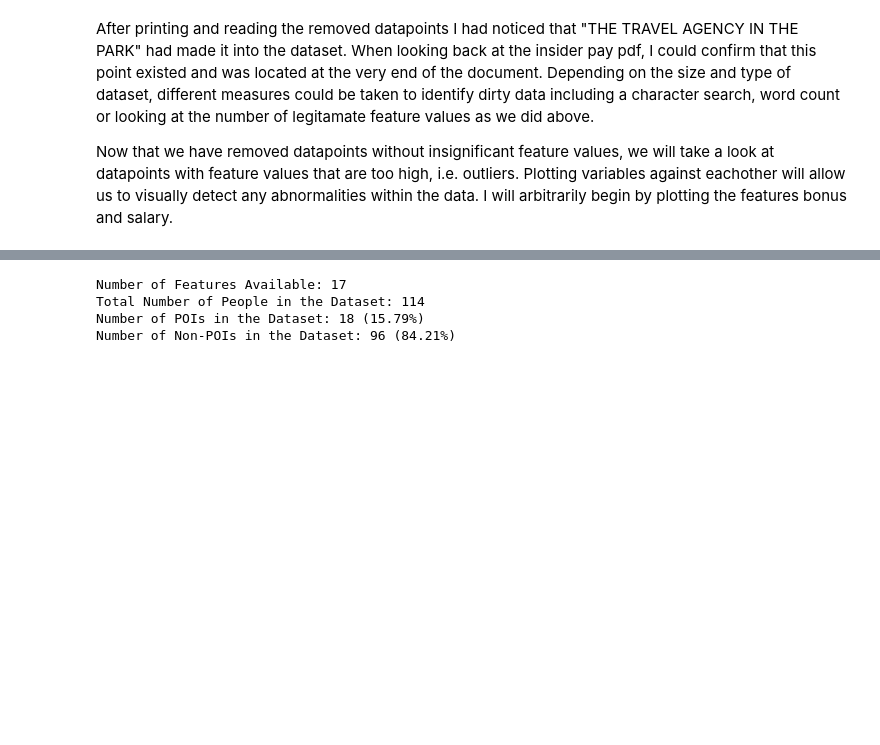
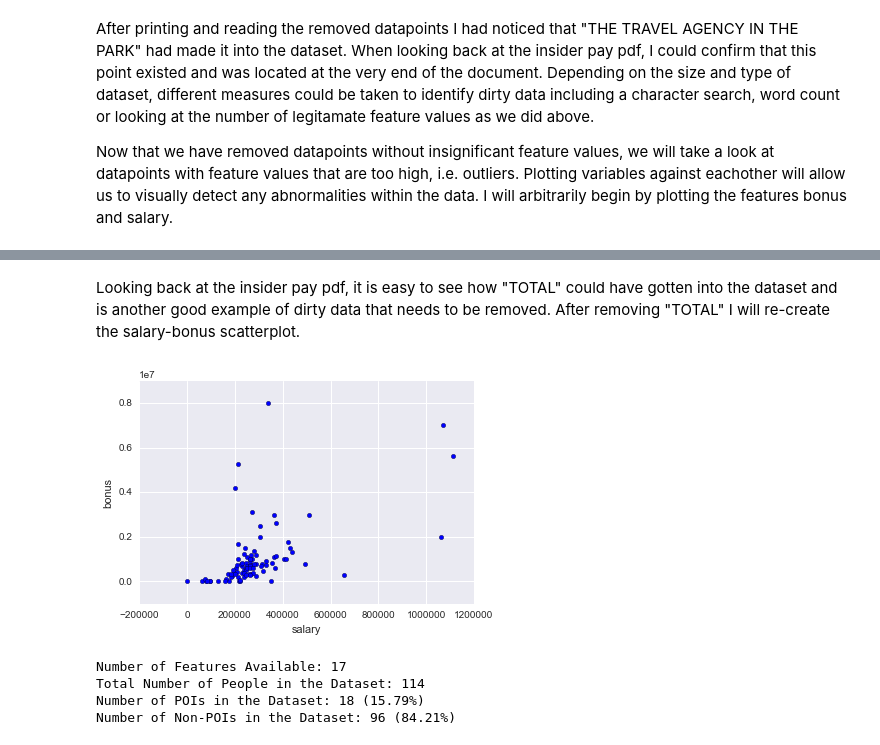
Before and after one commit to LayneNewhouse/Machine-Learning, a Jupyter notebook: Project5.ipynb, the cells around one changed output, grey strips where cells are left out. Cells and saved outputs as stored; diff of their text form; code cells hidden in the pictures; blank space fills up the shorter version.

```diff
--- a/Project5.ipynb
+++ b/Project5.ipynb
@@ -247,0 +267,7 @@ scatter_feature_pair(data, features)
+# %% [markdown]
+Looking back at the insider pay pdf, it is easy to see how "TOTAL" could have gotten into the dataset and is another good example of dirty data that needs to be removed. After removing "TOTAL" I will re-create the salary-bonus scatterplot.
+# %%
+enron_data.pop("TOTAL", 0)
+scatter_feature_pair(enron_data, features)
+# %% [output]
+[figure, added]
```
Also changed, not shown: parts of 7 cells of this notebook.
